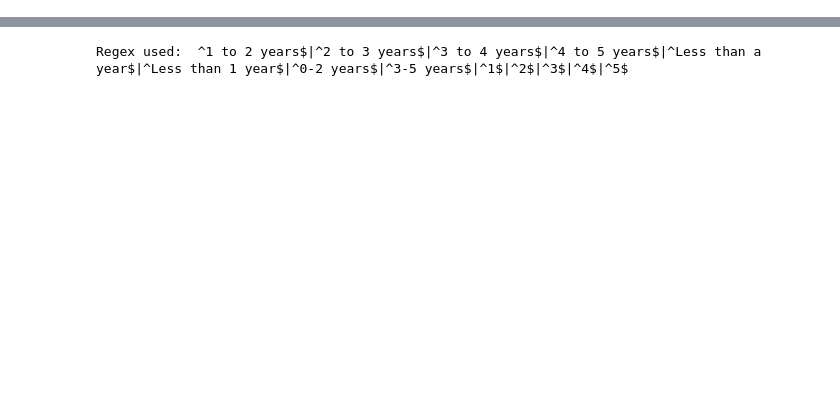
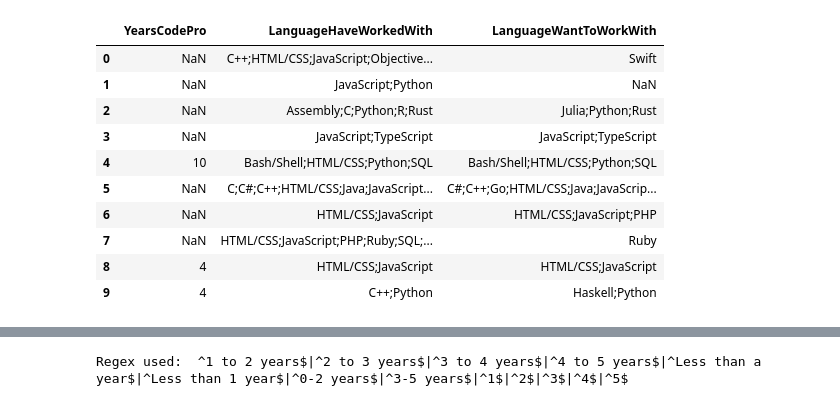
Before and after one commit to ydebessu/DataScienceBlog, a Jupyter notebook: project.ipynb, the cells around one changed output, grey strips where cells are left out. Saved outputs shown, nothing was run; the diff lists cells and outputs as text; code cells hidden in the pictures; blank space fills up the shorter version.

```diff
--- a/project.ipynb
+++ b/project.ipynb
@@ -13,0 +69,16 @@ new_proportions = {}
+# %%
+df = pd.read_csv('survey/stack-overflow-developer-survey-2021/survey_results_public.csv')
+df = df[['YearsCodePro', 'LanguageHaveWorkedWith', 'LanguageWantToWorkWith']]
+df.head(10)
+# %% [output]
+|  | YearsCodePro | LanguageHaveWorkedWith | LanguageWantToWorkWith |
+| 0 | NaN | C++;HTML/CSS;JavaScript;Objective... | Swift |
+| 1 | NaN | JavaScript;Python | NaN |
+| 2 | NaN | Assembly;C;Python;R;Rust | Julia;Python;Rust |
+| 3 | NaN | JavaScript;TypeScript | JavaScript;TypeScript |
+| 4 | 10 | Bash/Shell;HTML/CSS;Python;SQL | Bash/Shell;HTML/CSS;Python;SQL |
+| 5 | NaN | C;C#;C++;HTML/CSS;Java;JavaScript... | C#;C++;Go;HTML/CSS;Java;JavaScrip... |
+| 6 | NaN | HTML/CSS;JavaScript | HTML/CSS;JavaScript;PHP |
+| 7 | NaN | HTML/CSS;JavaScript;PHP;Ruby;SQL;... | Ruby |
+| 8 | 4 | HTML/CSS;JavaScript | HTML/CSS;JavaScript |
+| 9 | 4 | C++;Python | Haskell;Python |
```
Also changed, not shown: parts of 25 cells of this notebook.
